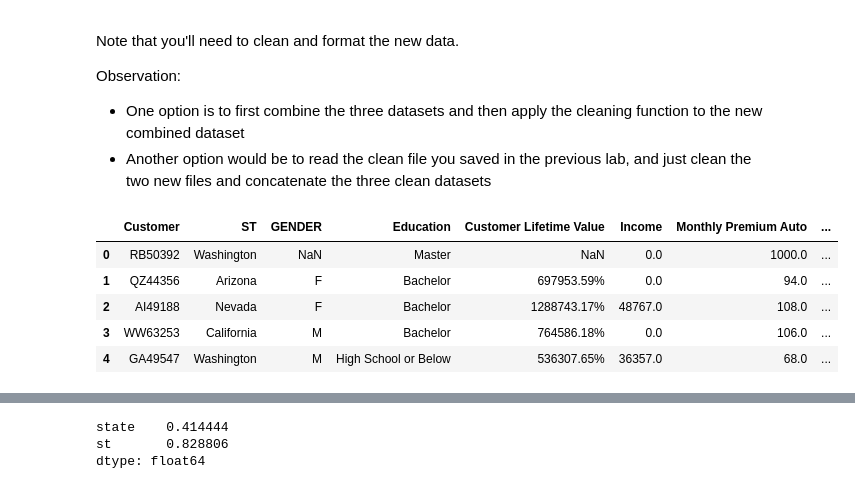
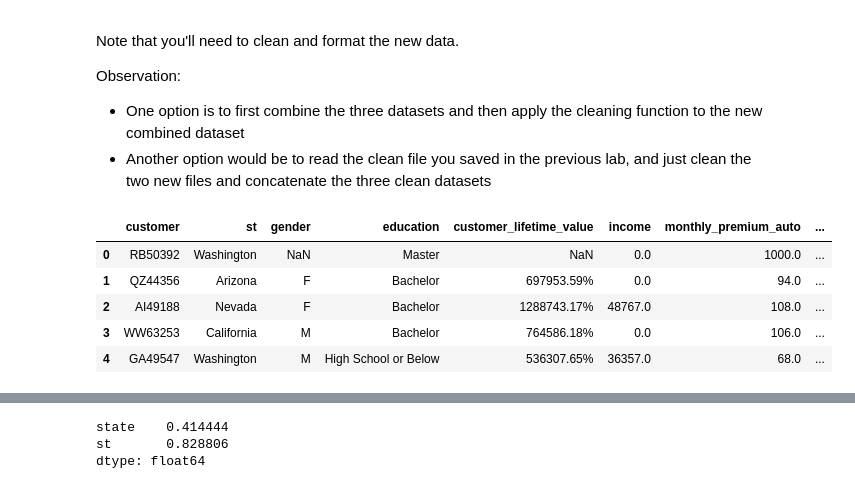
Before and after one commit to carmenlnr/lab-dw-data-structuring-and-combining, a Jupyter notebook: lab-dw-data-structuring-and-combining.ipynb, the cells around one changed output, grey strips where cells are left out. Drawn from its saved outputs; the diff is of its cells as text; code cells hidden in the pictures.

```diff
--- a/lab-dw-data-structuring-and-combining.ipynb
+++ b/lab-dw-data-structuring-and-combining.ipynb
@@ -19,22 +19,26 @@ Observation:
 # %%
 # Your code goes here
 import pandas as pd
 
 url1 = "https://raw.githubusercontent.com/data-bootcamp-v4/data/main/file1.csv"
 url2 = "https://raw.githubusercontent.com/data-bootcamp-v4/data/main/file2.csv"
 url3 = "https://raw.githubusercontent.com/data-bootcamp-v4/data/main/file3.csv"
 
 df1 = pd.read_csv(url1)
 df2 = pd.read_csv(url2)
 df3 = pd.read_csv(url3)
 
+df1.columns = df1.columns.str.lower().str.strip().str.replace(" ", "_")
+df2.columns = df2.columns.str.lower().str.strip().str.replace(" ", "_")
+df3.columns = df3.columns.str.lower().str.strip().str.replace(" ", "_")
+
 # unimos (concatenar filas)
 df = pd.concat([df1, df2, df3], ignore_index=True)
 
 # vemos estructura inicial
 df.head()
 # %% [output]
-|  | Customer | ST | GENDER | Education | Customer Lifetime Value | Income | Monthly Premium Auto | ... |
+|  | customer | st | gender | education | customer_lifetime_value | income | monthly_premium_auto | ... |
 | 0 | RB50392 | Washington | NaN | Master | NaN | 0.0 | 1000.0 | ... |
 | 1 | QZ44356 | Arizona | F | Bachelor | 697953.59% | 0.0 | 94.0 | ... |
 | 2 | AI49188 | Nevada | F | Bachelor | 1288743.17% | 48767.0 | 108.0 | ... |
```
Also changed, not shown: parts of 20 cells of this notebook.
